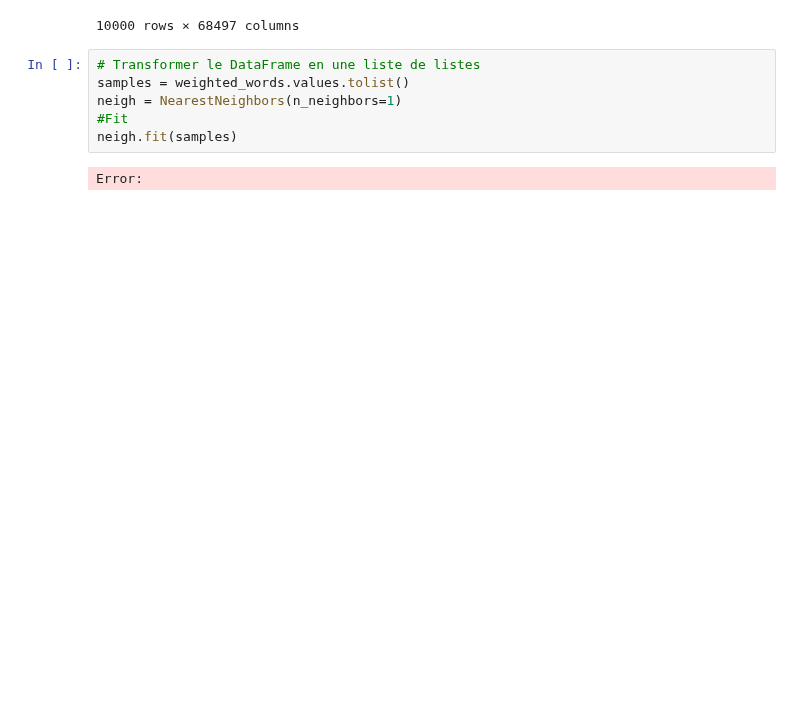
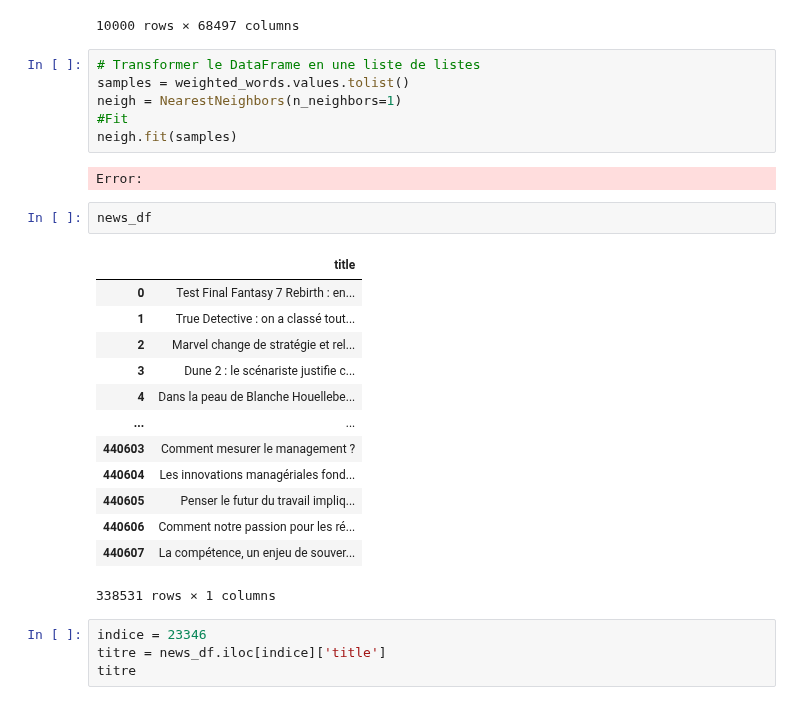
Before and after one commit to dlouvegnies/the_mdr_project, a Jupyter notebook: ml_logic/model_test.ipynb, the cells around one changed output. Drawn from its saved outputs; the diff is of its cells as text; blank space fills up the shorter version.

```diff
--- a/ml_logic/model_test.ipynb
+++ b/ml_logic/model_test.ipynb
@@ -108,3 +108,23 @@ neigh = NearestNeighbors(n_neighbors=1)
 neigh.fit(samples)
 # %% [output]
 Error:
+# %%
+news_df
+# %% [output]
+|  | title |
+| 0 | Test Final Fantasy 7 Rebirth : en... |
+| 1 | True Detective : on a classé tout... |
+| 2 | Marvel change de stratégie et rel... |
+| 3 | Dune 2 : le scénariste justifie c... |
+| 4 | Dans la peau de Blanche Houellebe... |
+| ... | ... |
+| 440603 | Comment mesurer le management ? |
+| 440604 | Les innovations managériales fond... |
+| 440605 | Penser le futur du travail impliq... |
+| 440606 | Comment notre passion pour les ré... |
+| 440607 | La compétence, un enjeu de souver... |
+338531 rows × 1 columns
+# %%
+indice = 23346
+titre = news_df.iloc[indice]['title']
+titre
```
Also changed, not shown: parts of 8 cells of this notebook, 4 other files.
